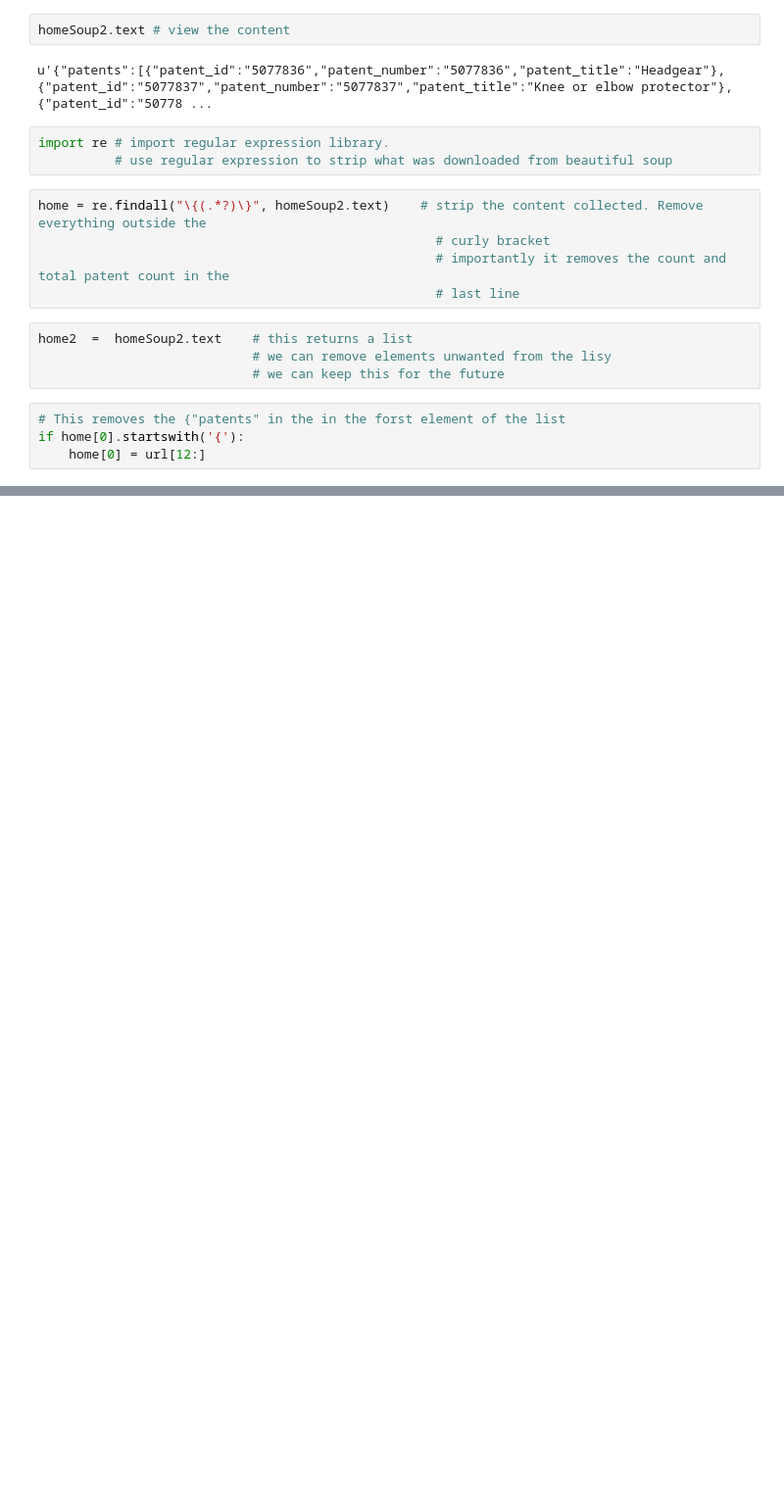
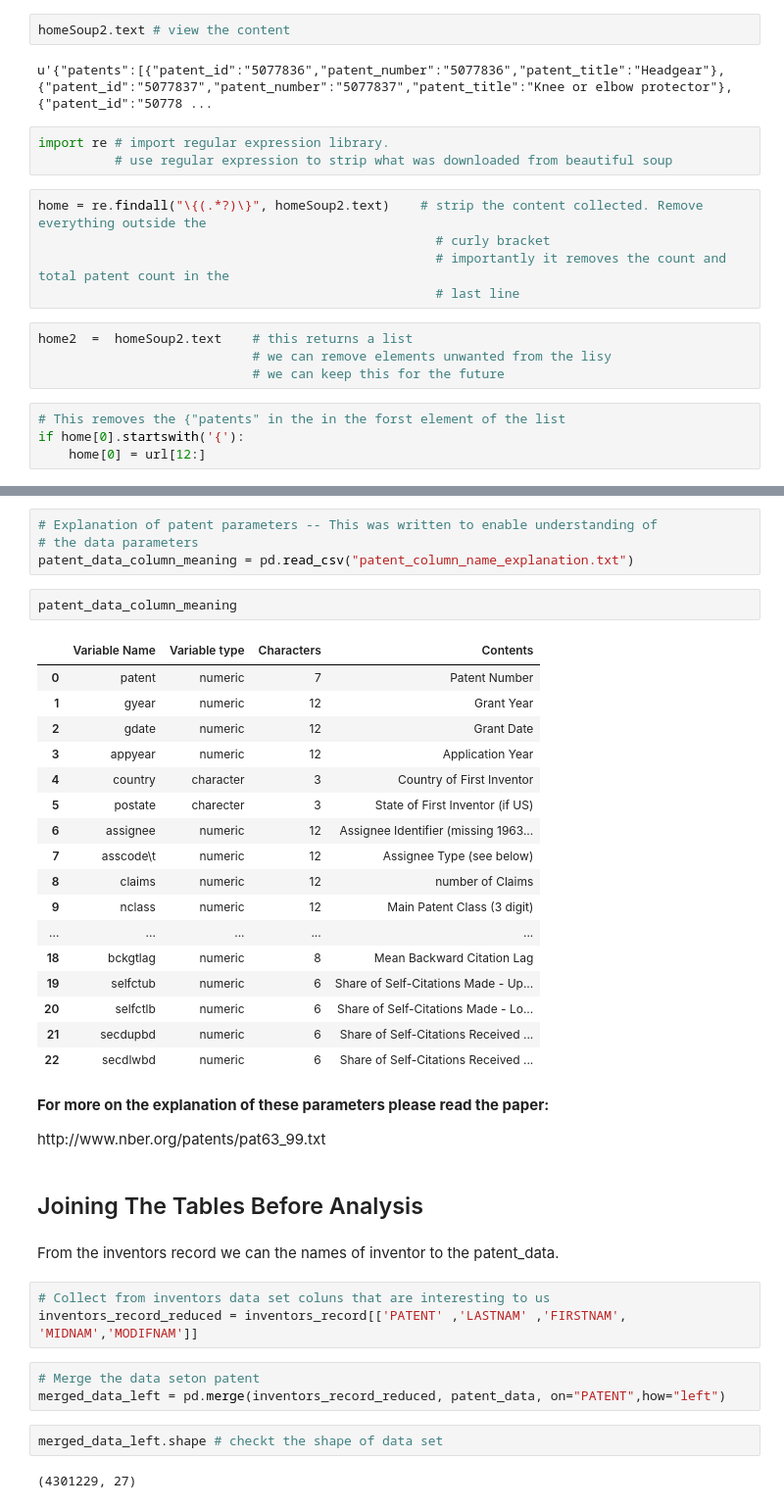
Before and after one commit to bilguunchinzorigEPFL/dataVisualization, a Jupyter notebook: Cleaning_pipline/Cleaning_pipeline_first_attempt.ipynb, the cells around one changed output, grey strips where cells are left out. Shown at 98% size. Cells and saved outputs as stored; diff of their text form; blank space fills up the shorter version.

```diff
--- a/Cleaning_pipline/Cleaning_pipeline_first_attempt.ipynb
+++ b/Cleaning_pipline/Cleaning_pipeline_first_attempt.ipynb
@@ -83,0 +245,41 @@ home # this is a list. Each item on the list can then be reprocessed. And put in
+# %%
+# Explanation of patent parameters -- This was written to enable understanding of
+# the data parameters
+patent_data_column_meaning = pd.read_csv("patent_column_name_explanation.txt")
+# %%
+patent_data_column_meaning
+# %% [output]
+|  | Variable Name | Variable type | Characters | Contents |
+| 0 | patent | numeric | 7 | Patent Number |
+| 1 | gyear | numeric | 12 | Grant Year |
+| 2 | gdate | numeric | 12 | Grant Date |
+| 3 | appyear | numeric | 12 | Application Year |
+| 4 | country | character | 3 | Country of First Inventor |
+| 5 | postate | charecter | 3 | State of First Inventor (if US) |
+| 6 | assignee | numeric | 12 | Assignee Identifier (missing 1963... |
+| 7 | asscode\t | numeric | 12 | Assignee Type (see below) |
+| 8 | claims | numeric | 12 | number of Claims |
+| 9 | nclass | numeric | 12 | Main Patent Class (3 digit) |
+| ... | ... | ... | ... | ... |
+| 18 | bckgtlag | numeric | 8 | Mean Backward Citation Lag |
+| 19 | selfctub | numeric | 6 | Share of Self-Citations Made - Up... |
+| 20 | selfctlb | numeric | 6 | Share of Self-Citations Made - Lo... |
+| 21 | secdupbd | numeric | 6 | Share of Self-Citations Received ... |
+| 22 | secdlwbd | numeric | 6 | Share of Self-Citations Received ... |
+# %% [markdown]
+<p><b>For more on the explanation of these parameters please read the paper:</b></p>
+http://www.nber.org/patents/pat63_99.txt
+# %% [markdown]
+## Joining The Tables Before Analysis
+# %% [markdown]
+From the inventors record we can the names of inventor to the patent_data.
+# %%
+# Collect from inventors data set coluns that are interesting to us
+inventors_record_reduced = inventors_record[['PATENT' ,'LASTNAM' ,'FIRSTNAM', 'MIDNAM','MODIFNAM']]
+# %%
+# Merge the data seton patent
+merged_data_left = pd.merge(inventors_record_reduced, patent_data, on="PATENT",how="left")
+# %%
+merged_data_left.shape # checkt the shape of data set
+# %% [output]
+(4301229, 27)
```
Also changed, not shown: parts of 23 cells of this notebook.
